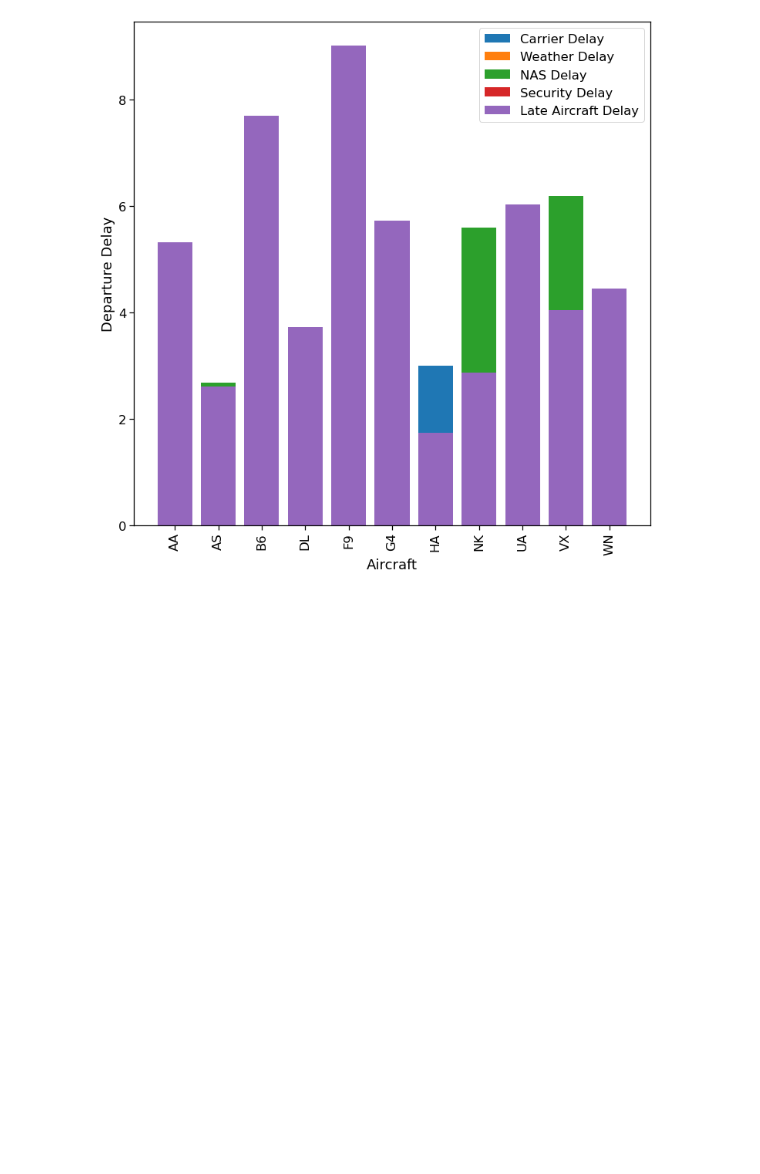
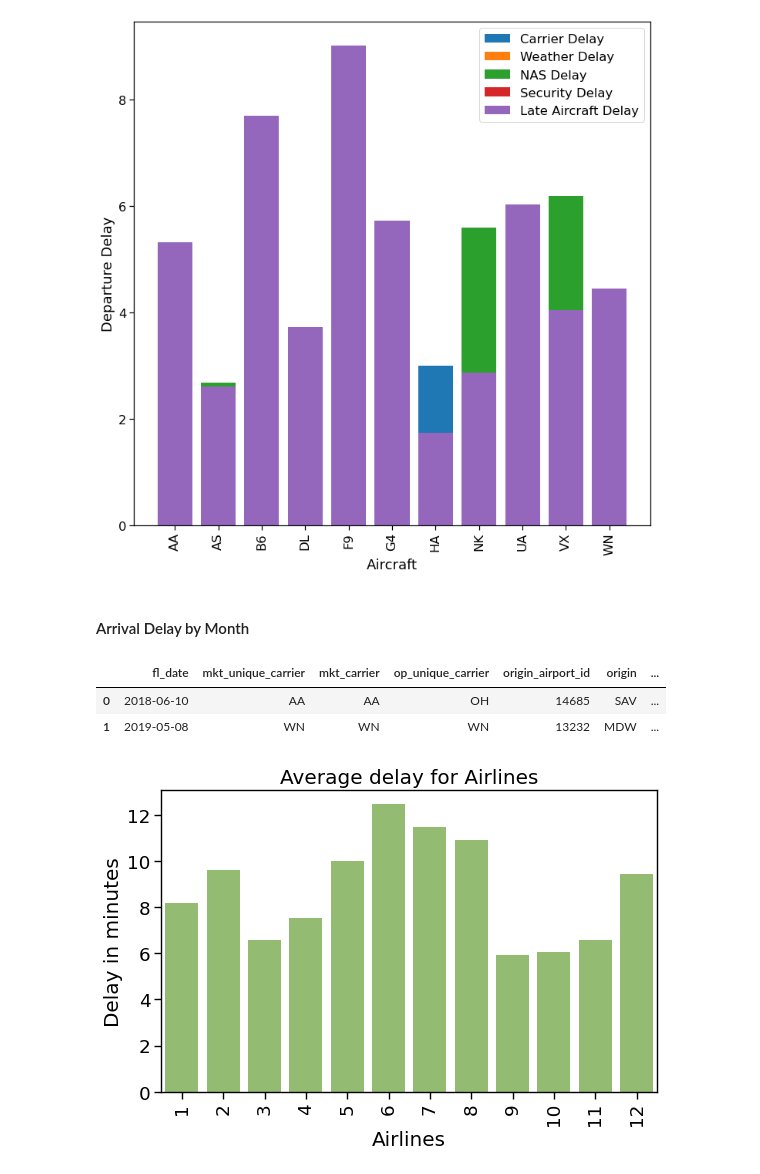
Before and after one commit to ashraf34/Airline_delay_, a Jupyter notebook: exploratory_analysis.ipynb, the cells around one changed output. Drawn from its saved outputs; the diff is of its cells as text; code cells hidden in the pictures; blank space fills up the shorter version.

```diff
--- a/exploratory_analysis.ipynb
+++ b/exploratory_analysis.ipynb
@@ -422,3 +422,25 @@ plt.legend()
 plt.show()
 # %% [output]
 [figure]
+# %% [markdown]
+#### Arrival Delay by Month
+# %%
+df.head(2)
+# %% [output]
+|  | fl_date | mkt_unique_carrier | mkt_carrier | op_unique_carrier | origin_airport_id | origin | ... |
+| 0 | 2018-06-10 | AA | AA | OH | 14685 | SAV | ... |
+| 1 | 2019-05-08 | WN | WN | WN | 13232 | MDW | ... |
+# %%
+s = df.groupby('fd_month', as_index=False).mean()
+#k = df.groupby('mkt_carrier', as_index=False).mean().sort_values(by='arr_delay', ascending = True)b
+# %%
+green = sns.color_palette('summer')[3]
+plt.figure(figsize=(8,5), dpi=80)
+sns.barplot(x='fd_month', y='dep_delay', data=s, color=green)
+plt.xticks(rotation=90)
+plt.title('Average delay for Airlines')
+plt.xlabel('Airlines')
+plt.ylabel('Delay in minutes')
+plt.show();
+# %% [output]
+[figure, added]
```
Also changed, not shown: parts of 3 cells of this notebook.
